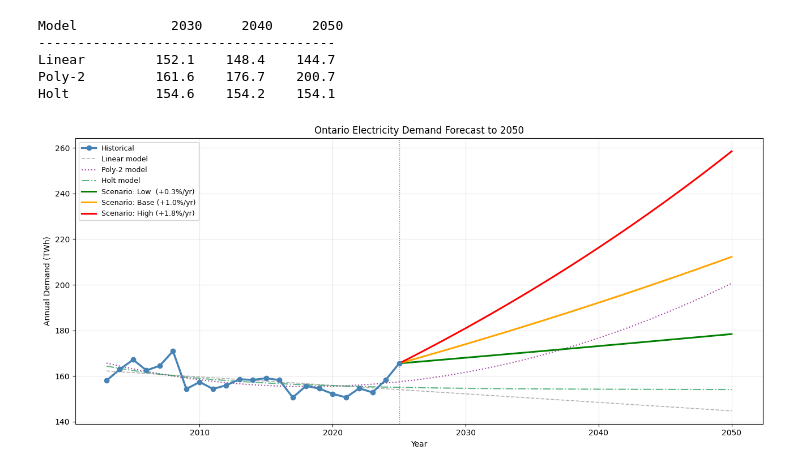
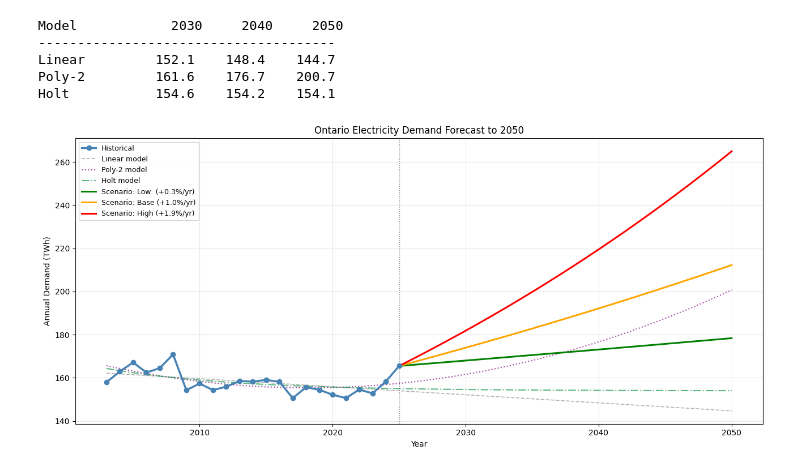
Before and after one commit to SenchaBka/SMRAtlas, a Jupyter notebook: Energy Demand Analysis/Ontario/future_demand.ipynb, the cells around one changed output. Saved outputs shown, nothing was run; the diff lists cells and outputs as text; code cells hidden in the pictures.

```diff
--- a/Energy Demand Analysis/Ontario/future_demand.ipynb
+++ b/Energy Demand Analysis/Ontario/future_demand.ipynb
@@ -76,34 +76,34 @@ Holt           154.6    154.2    154.1
 base_2025 = df.loc[df['Year'] == 2025, 'TWh'].values[0]
 future_years = np.arange(2025, 2051)
 
 scenarios = {
     'Low  (+0.3%/yr)' : 0.003,
     'Base (+1.0%/yr)' : 0.010,
-    'High (+1.8%/yr)' : 0.018,
+    'High (+1.9%/yr)' : 0.019,
 }
-colours = {'Low  (+0.3%/yr)': 'green', 'Base (+1.0%/yr)': 'orange', 'High (+1.8%/yr)': 'red'}
+colours = {'Low  (+0.3%/yr)': 'green', 'Base (+1.0%/yr)': 'orange', 'High (+1.9%/yr)': 'red'}
 
 fig, ax = plt.subplots(figsize=(13, 6))
 
 # Historical
 ax.plot(df['Year'], df['TWh'], 'o-', color='steelblue', linewidth=2.5, label='Historical', zorder=5)
 
 # Model forecasts (dashed, light)
 ax.plot(all_years, lin_pred,   '--', color='gray',   alpha=0.6, linewidth=1.2, label='Linear model')
 ax.plot(all_years, poly2_pred, ':',  color='purple',  alpha=0.7, linewidth=1.5, label='Poly-2 model')
 ax.plot(all_years, holt_pred,  '-.', color='#1a9850', alpha=0.7, linewidth=1.5, label='Holt model')
 
 # Scenario bands
 for label, rate in scenarios.items():
     vals = base_2025 * (1 + rate) ** (future_years - 2025)
     ax.plot(future_years, vals, linewidth=2.2, color=colours[label], label=f'Scenario: {label}')
 
 ax.axvline(2025, color='black', linestyle=':', alpha=0.5, linewidth=1)
 ax.set(title='Ontario Electricity Demand Forecast to 2050',
        xlabel='Year', ylabel='Annual Demand (TWh)')
 ax.legend(loc='upper left', fontsize=9)
 ax.grid(alpha=0.3)
 plt.tight_layout(); plt.show()
 # %% [output]
-[figure, old version]
+[figure, new version]
 # %%
```
Also changed, not shown: parts of 5 cells of this notebook.
